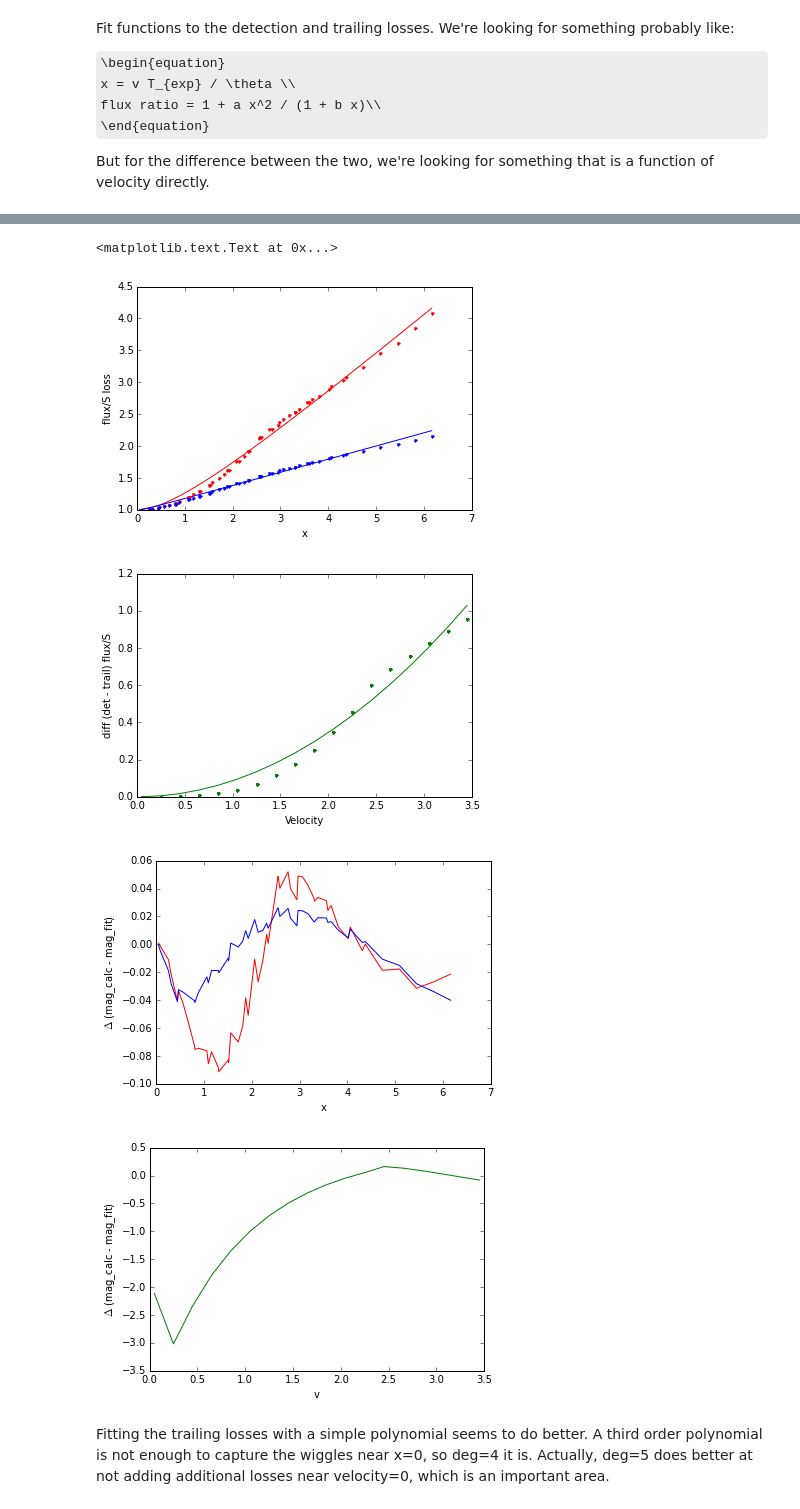
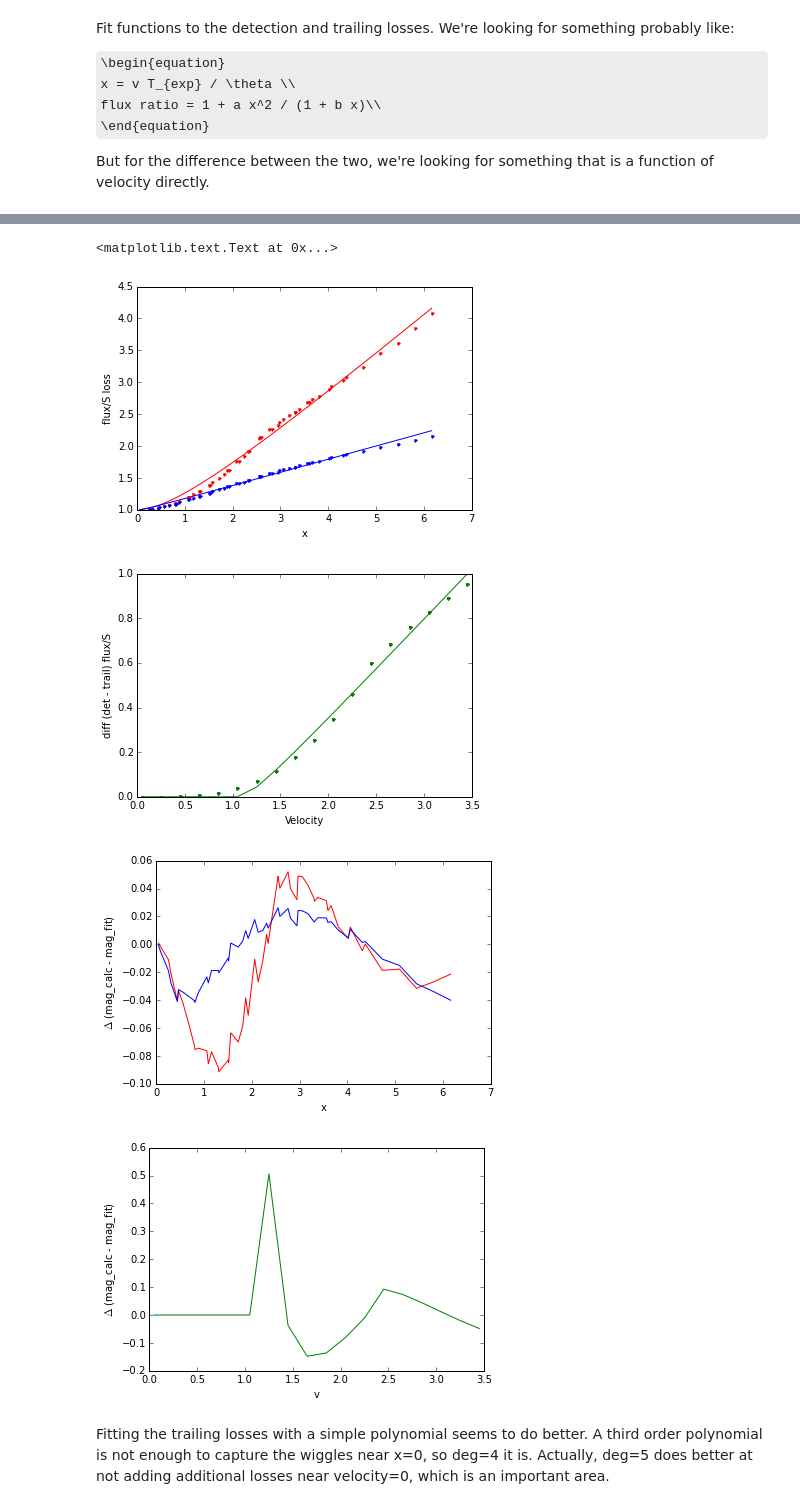
Before and after one commit to rhiannonlynne/MafSSO, a Jupyter notebook: Trailing Losses.ipynb, the cells around one changed output, grey strips where cells are left out. Drawn from its saved outputs; the diff is of its cells as text; code cells hidden in the pictures; some formulas as TeX source.

```diff
--- a/Trailing Losses.ipynb
+++ b/Trailing Losses.ipynb
@@ -594,6 +594,10 @@ def fitfunc(x, c1, c2):
 def fitfunc2(x, c1, c2):
     func = c1*x**2 / (1.+c2*x)
     return func
+
+def fitfunc3(x, c1, c2,  c3):
+    func = np.where(x<c3, 0, (c1*(x-c3)**2/(1+c2*(x-c3))))
+    return func
 # %%
 # combine the data so that we can fit it all at once.
 xall = []
@@ -626,17 +630,18 @@ bm = popt[1]
 popt, pcov = curve_fit(fitfunc, xall, trailall)
 at = popt[0]
 bt = popt[1]
-popt, pcov = curve_fit(fitfunc2, vall, diffall)
+popt, pcov = curve_fit(fitfunc3, vall, diffall)
 ad = popt[0]
 bd = popt[1]
+cd = popt[2]
 print am, bm
 print at, bt
-print ad, bd
+print ad, bd, cd
 
 # Residuals?
 dl = fitfunc(xall, am, bm)
 tl = fitfunc(xall, at, bt)
-dd = fitfunc2(vall, ad, bd)
+dd = fitfunc3(vall, ad, bd, cd)
 
 
 # Plot data
@@ -657,7 +662,8 @@ plt.ylabel('diff (det - trail) flux/S')
 plt.figure()
 diff_dl = 2.5*np.log10(detall / dl)
 diff_tl = 2.5*np.log10(trailall / tl)
-diff_dd = 2.5*np.log10(diffall / dd)
+eps = 1e-20
+diff_dd = np.where(vall>cd, 2.5*np.log10(diffall / dd), 0)
 plt.plot(xall, diff_dl, 'r-')
 plt.plot(xall, diff_tl, 'b-')
 plt.xlabel('x')
@@ -674,8 +680,8 @@ plt.ylabel('$\Delta$ (mag_calc - mag_fit)')
 <matplotlib.text.Text at 0x...>
 [figure]
-[figure, old version]
+[figure, new version]
 [figure]
-[figure, old version]
+[figure, new version]
 # %% [markdown]
 Fitting the trailing losses with a simple polynomial seems to do better. A third order polynomial is not enough to capture the wiggles near x=0, so deg=4 it is. Actually, deg=5 does better at not adding additional losses near velocity=0, which is an important area.
 # %%
```
Also changed, not shown: parts of 2 cells of this notebook.
